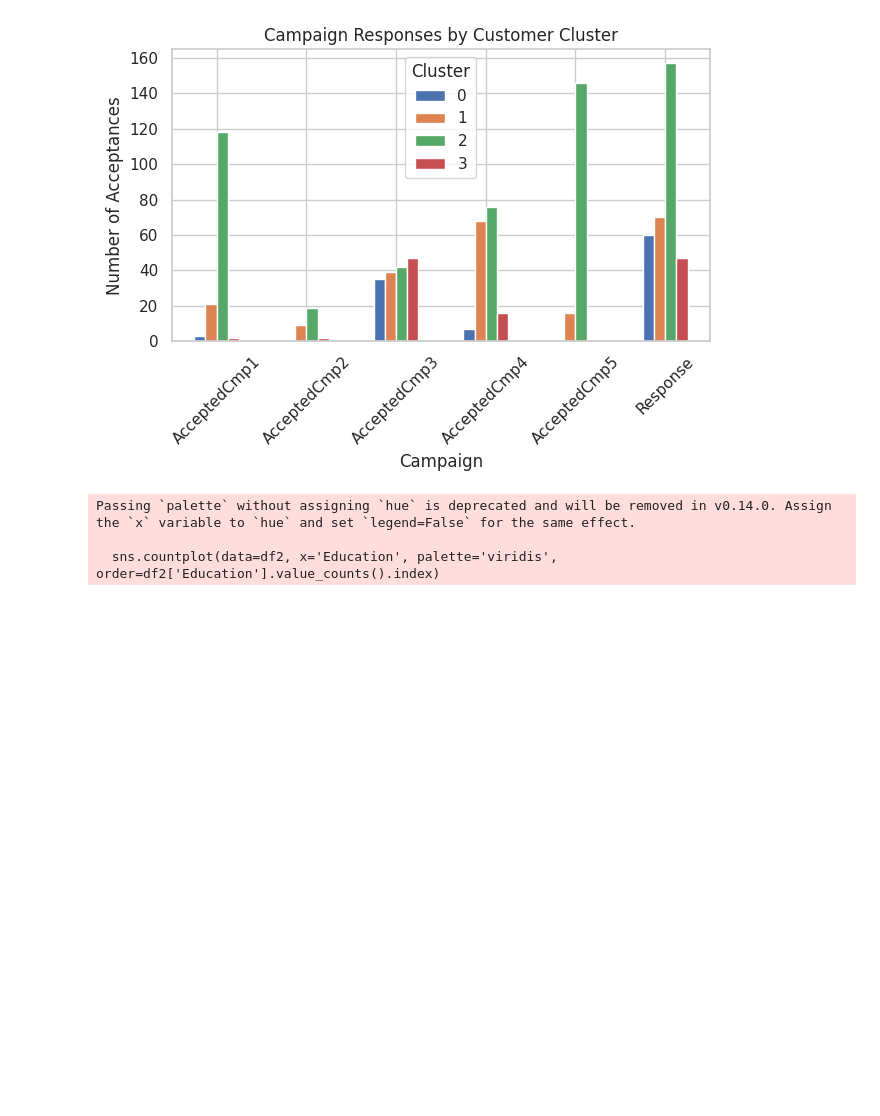
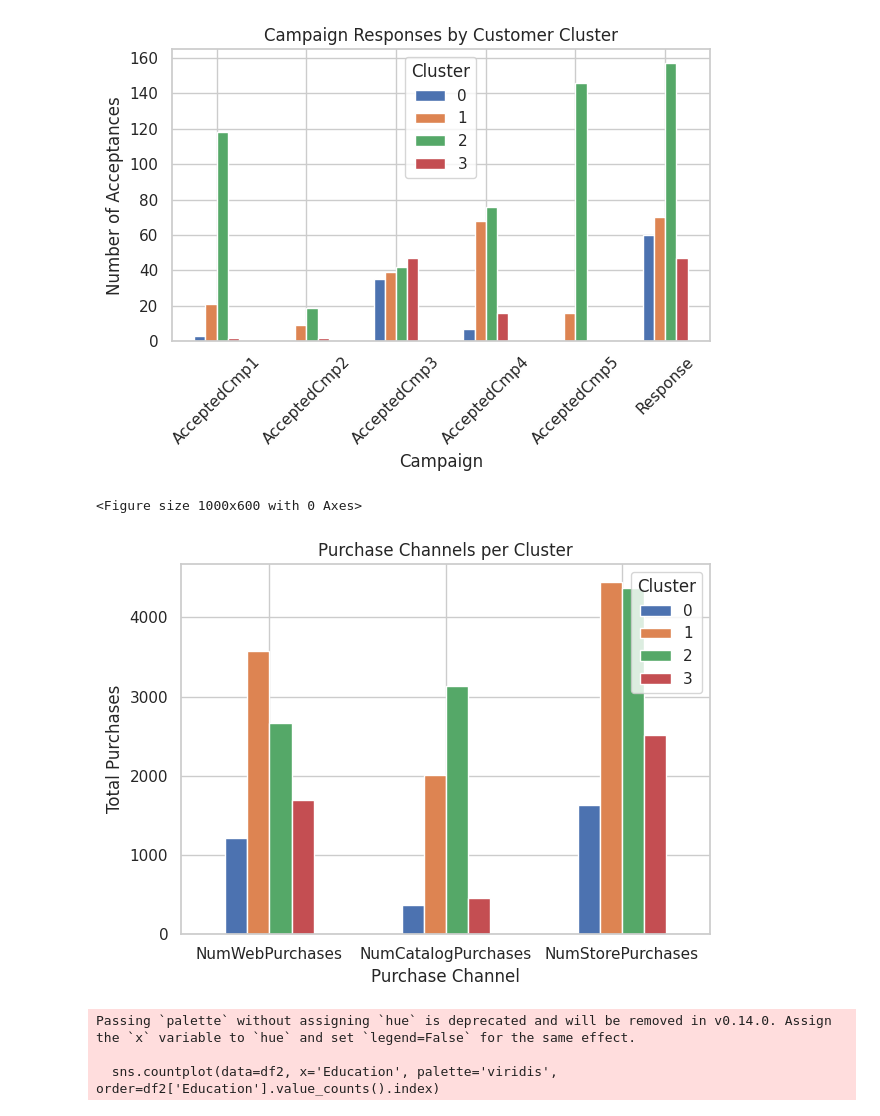
Before and after one commit to SsenogaHerman/GROUP_B_EVENING_RECESS, a Jupyter notebook: final.ipynb, the cells around one changed output. Saved outputs shown, nothing was run; the diff lists cells and outputs as text; code cells hidden in the pictures; blank space fills up the shorter version.

Commit message:
plot for purchase channels

```diff
--- a/final.ipynb
+++ b/final.ipynb
@@ -773,6 +773,28 @@ plt.show()
 # %% [output]
 <Figure size 1200x600 with 0 Axes>
 [figure]
+# %%
+
+
+# Example channel columns (adjust if yours are different)
+channels = ['NumWebPurchases', 'NumCatalogPurchases', 'NumStorePurchases']
+
+# Group by cluster and sum purchase channels
+channel_data = df3.groupby('Cluster_Engineered')[channels].sum().reset_index()
+
+# Plot as a grouped bar chart
+plt.figure(figsize=(10, 6))
+channel_data.set_index('Cluster_Engineered').T.plot(kind='bar', rot=0)
+plt.title('Purchase Channels per Cluster')
+plt.xlabel('Purchase Channel')
+plt.ylabel('Total Purchases')
+plt.xticks(rotation=0)
+plt.legend(title='Cluster')
+plt.tight_layout()
+plt.show()
+# %% [output]
+<Figure size 1000x600 with 0 Axes>
+[figure, added]
 # %%
 # Count plot for Education
 plt.figure(figsize=(10, 6))
```
